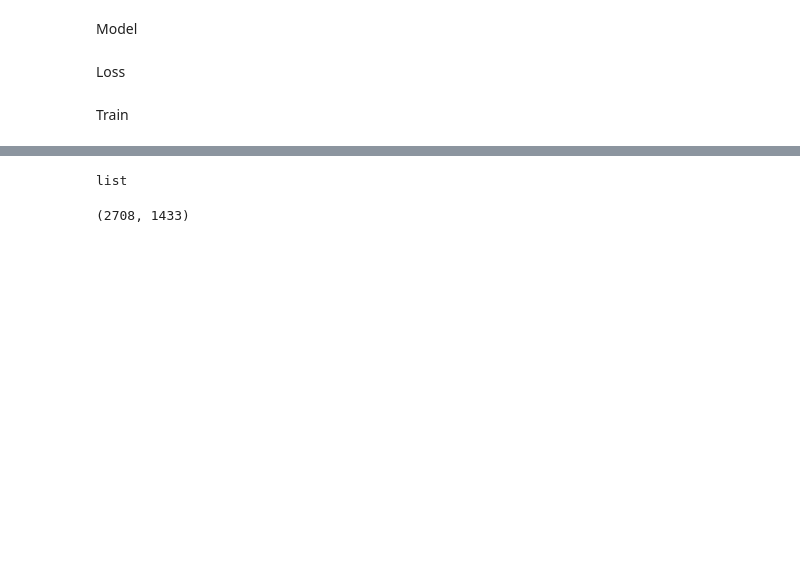
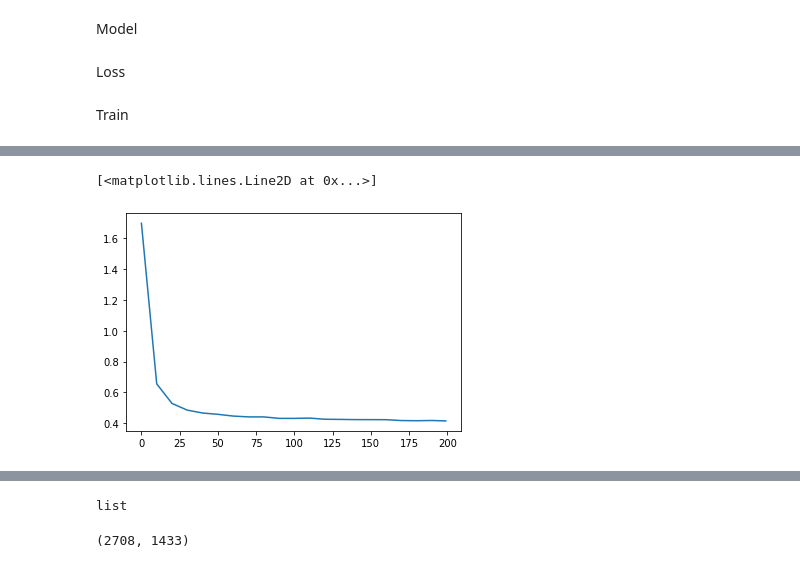
Before and after one commit to Nishant-Ramakuru/Inference-based-GNNS, a Jupyter notebook: JAX_GNN.ipynb, the cells around one changed output, grey strips where cells are left out. Drawn from its saved outputs; the diff is of its cells as text; code cells hidden in the pictures; blank space fills up the shorter version.

```diff
--- a/JAX_GNN.ipynb
+++ b/JAX_GNN.ipynb
@@ -430,6 +430,11 @@ def train(dataset: List[Dict[str, Any]]) -> hk.Params:
   compute_loss_fn = jax.jit(jax.value_and_grad(compute_loss_fn, has_aux=True))
 
   key, *neg_sampling_keys = jax.random.split(key, parameters['epochs']+1)
+  e = []
+  t_l = []
+  t_r = []
+  v_l = []
+  v_r = []
   for epoch in range(parameters['epochs']):
     num_neg_samples = train_graph.senders.shape[0]
     train_neg_senders, train_neg_receivers = negative_sampling(
@@ -455,13 +460,23 @@ def train(dataset: List[Dict[str, Any]]) -> hk.Params:
       print('epoch:' ,{epoch}, 'train_loss:', train_loss,
             'train_roc_auc:', train_roc_auc, 'val_loss:', val_loss,
             'val_roc_auc:', val_roc_auc)
+      e.append(epoch)
+      t_l.append(train_loss)
+      t_r.append(train_roc_auc)
+      v_l.append(val_loss)
+      v_r.append(val_roc_auc)
 
   test_loss, test_preds = loss_fn(params, train_graph, test_senders,
                                        test_receivers, test_labels, net)
   test_roc_auc = compute_roc_auc_score(test_preds, test_labels)
   print('Training finished')
   print('epoch:', epoch, 'test_loss:', test_loss, 'test_roc_auc:', test_roc_auc)
-  return params
+  metrics = {'epoch':e,
+             'train_loss': t_l,
+            'train_roc_auc':t_r,
+             'val_loss':v_l,
+            'val_roc_auc':v_r}
+  return params,metrics
 
 
 def main():
@@ -478,0 +486,2 @@ KeyboardInterrupt: ignored
+# %%
+params,metrics = main()
@@ -478,0 +509,5 @@ KeyboardInterrupt: ignored
+# %%
+plt.plot(metrics['epoch'],metrics['train_loss'])
+# %% [output]
+[<matplotlib.lines.Line2D at 0x...>]
+[figure, added]
```
Also changed, not shown: parts of 8 cells of this notebook.
